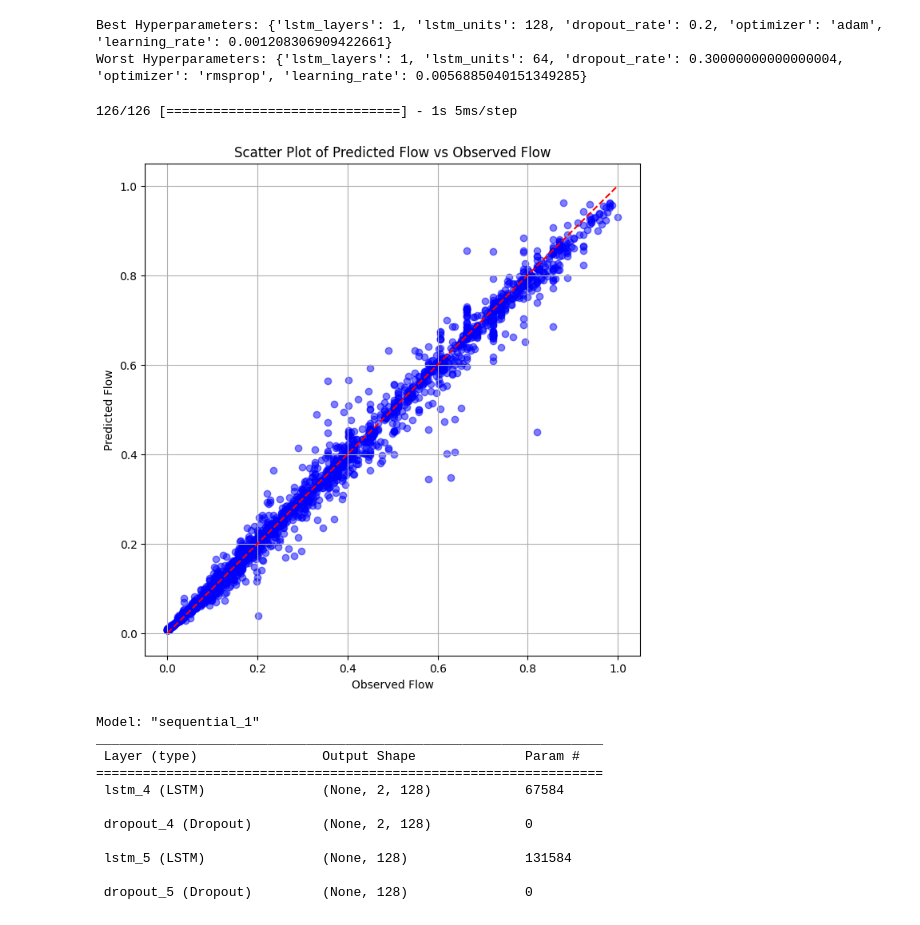
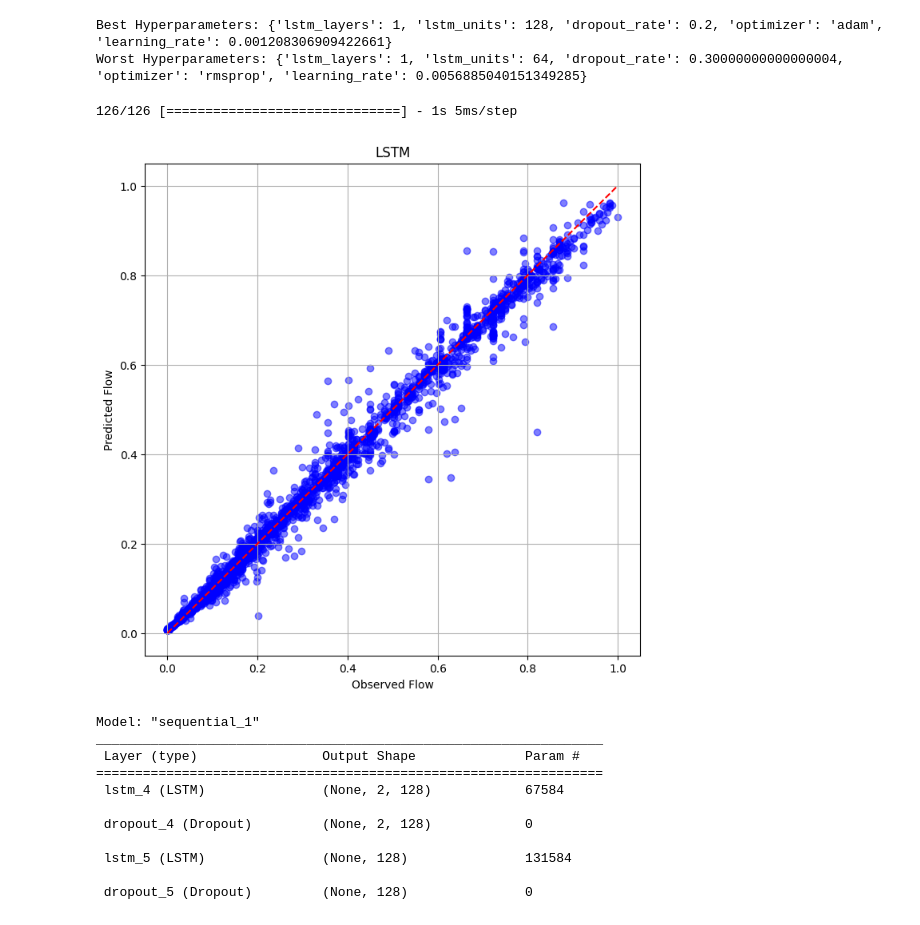
Before and after one commit to UkeshThapa/Snowmelt-Driven-Streamflow-Prediction, a Jupyter notebook: snowmelt_prediction_LSTM.ipynb, the cells around one changed output. Saved outputs shown, nothing was run; the diff lists cells and outputs as text; code cells hidden in the pictures.

```diff
--- a/snowmelt_prediction_LSTM.ipynb
+++ b/snowmelt_prediction_LSTM.ipynb
@@ -554,21 +554,21 @@ Worst Hyperparameters: {'lstm_layers': 1, 'lstm_units': 64, 'dropout_rate': 0.30
 # %%
 import matplotlib.pyplot as plt
 
 # Assuming you have arrays y_pred and y_observed
 # y_pred and y_observed should have the same length
-y_pred = best_model.predict(X).flatten()
+y_pred = loaded_model.predict(X).flatten()
 y_observed = y
 plt.figure(figsize=(8, 8))
 plt.scatter(y_observed, y_pred, color='blue', alpha=0.5)
 plt.plot([min(y_observed), max(y_observed)], [min(y_observed), max(y_observed)], color='red', linestyle='--')
-plt.title('Scatter Plot of Predicted Flow vs Observed Flow')
+plt.title('LSTM')
 plt.xlabel('Observed Flow')
 plt.ylabel('Predicted Flow')
 plt.grid(True)
 plt.show()
 # %% [output]
 126/126 [==============================] - 1s 5ms/step
-[figure, old version]
+[figure, new version]
 # %%
 # Assuming best_model is your final trained model
 best_model.save('/content/drive/MyDrive/research/lstm_parameter/best_model_lstm.h5')
```
Also changed, not shown: parts of 6 cells of this notebook.
